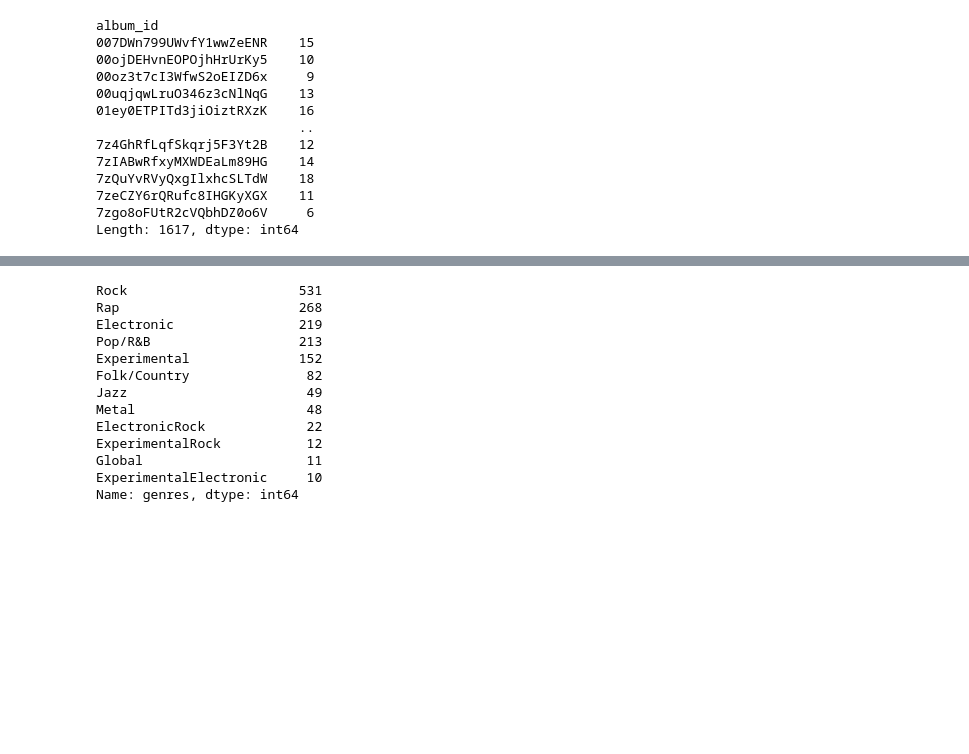
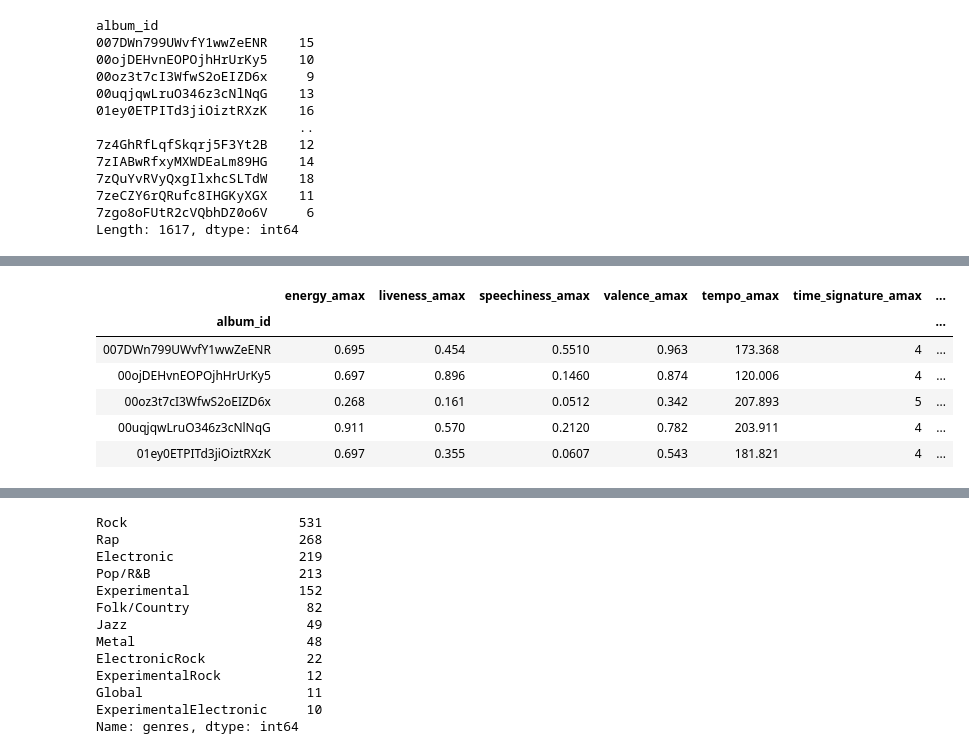
Before and after one commit to bpbull/virtual_vinyl_critic, a Jupyter notebook: data_cleaning.ipynb, the cells around one changed output, grey strips where cells are left out. Saved outputs shown, nothing was run; the diff lists cells and outputs as text; code cells hidden in the pictures; blank space fills up the shorter version.

```diff
--- a/data_cleaning.ipynb
+++ b/data_cleaning.ipynb
@@ -338,0 +340,6 @@ grouped_mean_df.head()
+# %%
+#get max value of other numerical variables
+grouped_max_df = grouped_albums[
+    'energy', 'liveness', 'speechiness', 'valence', 'tempo', 'time_signature', 'popularity',
+    'Score', 'num_markets', 'is_explicit', 'mode', 'key'
+].agg([np.max])
@@ -339,2 +348,12 @@ grouped_mean_df.head()
+# %%
+grouped_max_df.head()
+# %% [output]
+|  | energy_amax | liveness_amax | speechiness_amax | valence_amax | tempo_amax | time_signature_amax | ... |
+| album_id |  |  |  |  |  |  | ... |
+| 007DWn799UWvfY1wwZeENR | 0.695 | 0.454 | 0.5510 | 0.963 | 173.368 | 4 | ... |
+| 00ojDEHvnEOPOjhHrUrKy5 | 0.697 | 0.896 | 0.1460 | 0.874 | 120.006 | 4 | ... |
+| 00oz3t7cI3WfwS2oEIZD6x | 0.268 | 0.161 | 0.0512 | 0.342 | 207.893 | 5 | ... |
+| 00uqjqwLruO346z3cNlNqG | 0.911 | 0.570 | 0.2120 | 0.782 | 203.911 | 4 | ... |
+| 01ey0ETPITd3jiOiztRXzK | 0.697 | 0.355 | 0.0607 | 0.543 | 181.821 | 4 | ... |
 # %%
 #get album length in time and number of tracks in an album
```
Also changed, not shown: parts of 10 cells of this notebook, 2 other files.
